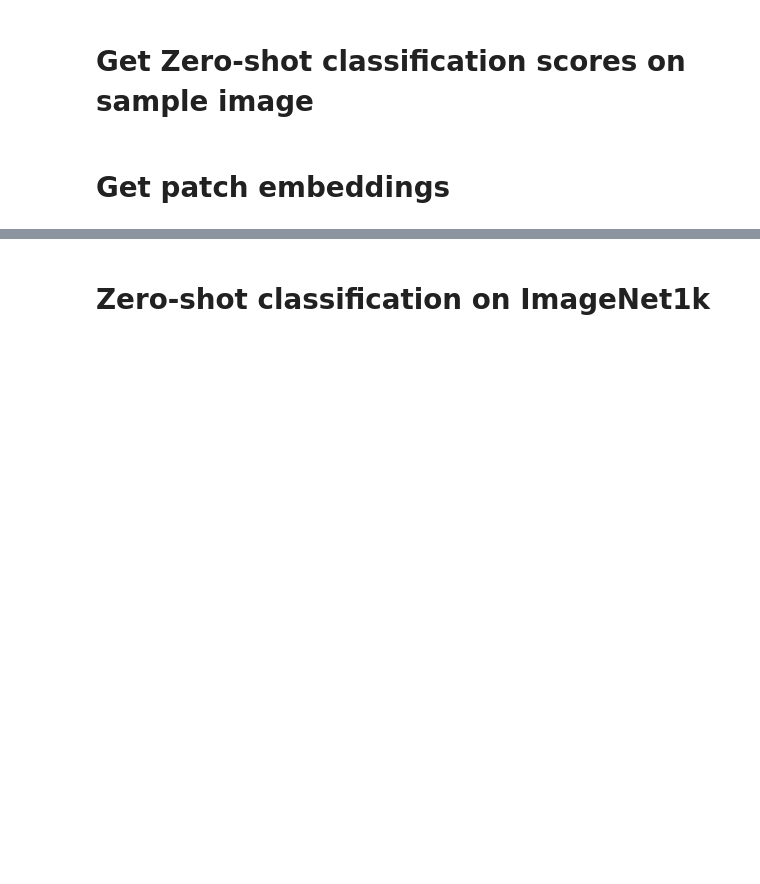
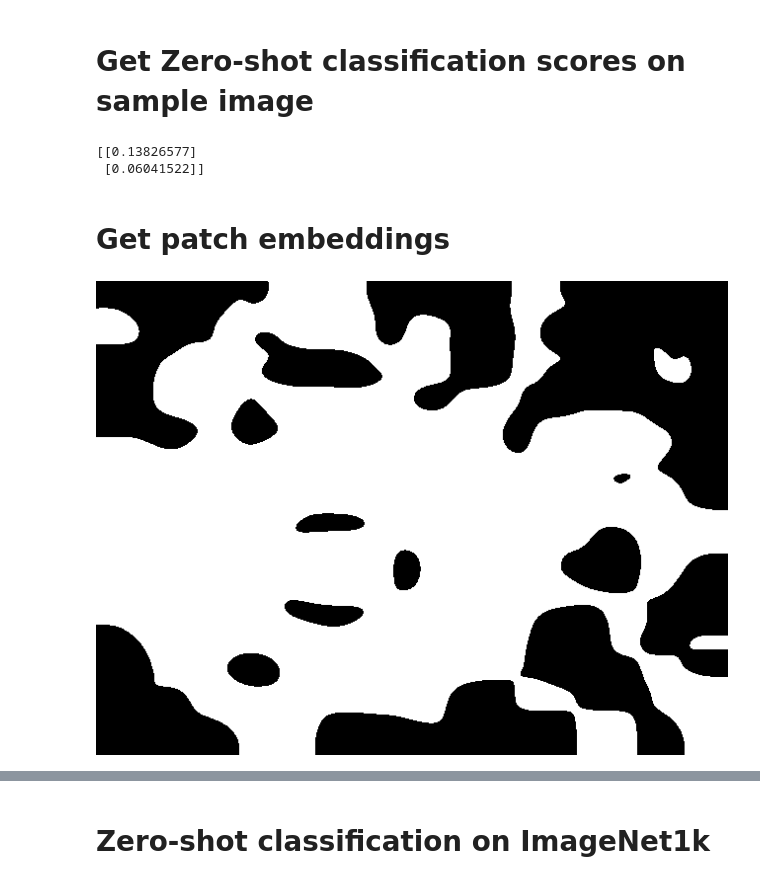
Before and after one commit to TanvirTaaha/dinov3, a Jupyter notebook: notebooks/dinotxt_inference.ipynb, the cells around one changed output, grey strips where cells are left out. Saved outputs shown, nothing was run; the diff lists cells and outputs as text; code cells hidden in the pictures; blank space fills up the shorter version.

```diff
--- a/notebooks/dinotxt_inference.ipynb
+++ b/notebooks/dinotxt_inference.ipynb
@@ -33,8 +50,8 @@ from dinov3.data.transforms import make_classification_eval_transform
 
 image_preprocess = make_classification_eval_transform()
 image_tensor = torch.stack([image_preprocess(img_pil)], dim=0).cuda()
-texts = ["photo of dogs", "photo of a chair", "photo of a bowl", "photo of a tupperware"]
-class_names = ["dog", "chair", "bowl", "tupperware"]
+texts = ["motorbike license-plate", "photo of a license-plate"]
+class_names = ["license-plate"]
 tokenized_texts_tensor = tokenizer.tokenize(texts).cuda()
 model = model.cuda()
 with torch.autocast('cuda', dtype=torch.float):
@@ -47,6 +64,9 @@ similarity = (
     text_features.cpu().float().numpy() @ image_features.cpu().float().numpy().T
 )
 print(similarity)
+# %% [output]
+[[0.13826577]
+ [0.06041522]]
 # %% [markdown]
 # Get patch embeddings
 # %%
@@ -65,3 +85,9 @@ x = F.normalize(x, p=2, dim=1)
 y = F.normalize(text_features_aligned_to_patch.float(), p=2, dim=1)
 per_patch_similarity_to_text = torch.einsum("bdhw,cd->bchw", x, y)
 pred_idx = per_patch_similarity_to_text.argmax(1).squeeze(0)
+# %%
+pred_idx
+mask = per_patch_similarity_to_text > 0.03
+display(Image.fromarray((mask[0,1].cpu().numpy()*255).astype(np.uint8)))
+# %% [output]
+[figure, added]
```
Also changed, not shown: parts of 6 cells of this notebook, 3 other files.
